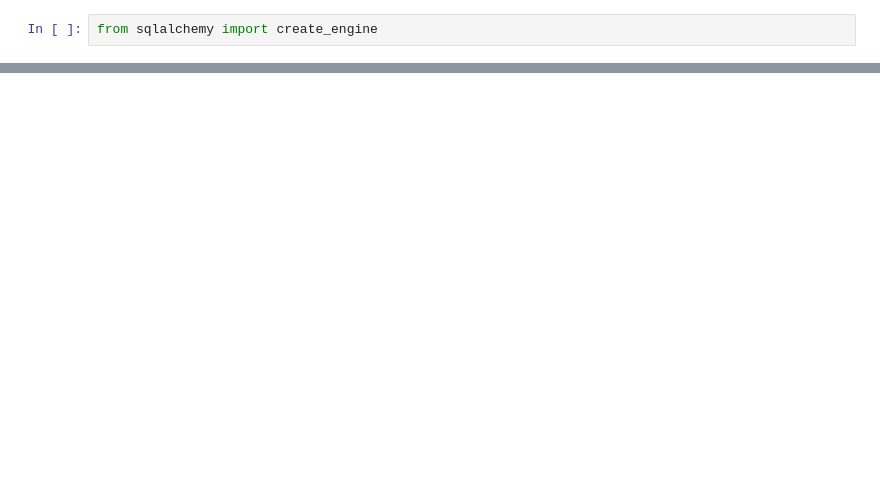
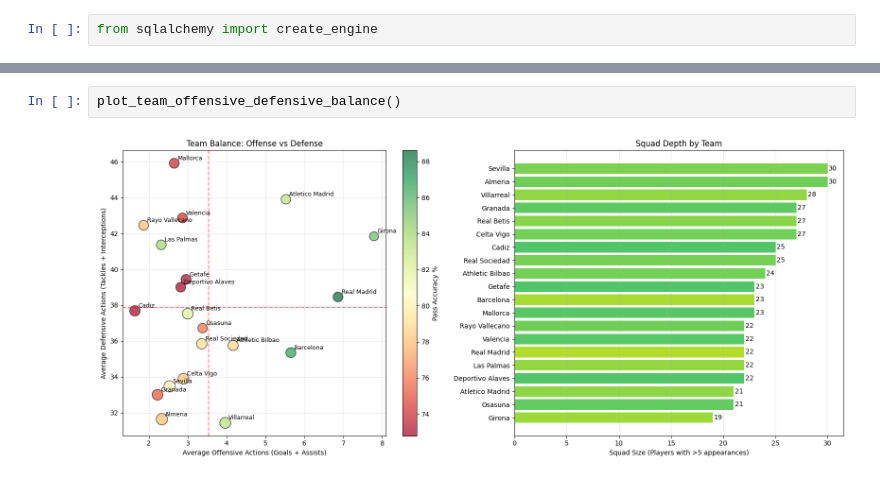
Before and after one commit to plinphon/dataeng_final, a Jupyter notebook: visual.ipynb, the cells around one changed output, grey strips where cells are left out. Cells and saved outputs as stored; diff of their text form; blank space fills up the shorter version.

```diff
--- a/visual.ipynb
+++ b/visual.ipynb
@@ -201,0 +316,4 @@ plotStatPos(
+# %%
+plot_team_offensive_defensive_balance()
+# %% [output]
+[figure, added]
```
Also changed, not shown: parts of 21 cells of this notebook, 30 other files.
